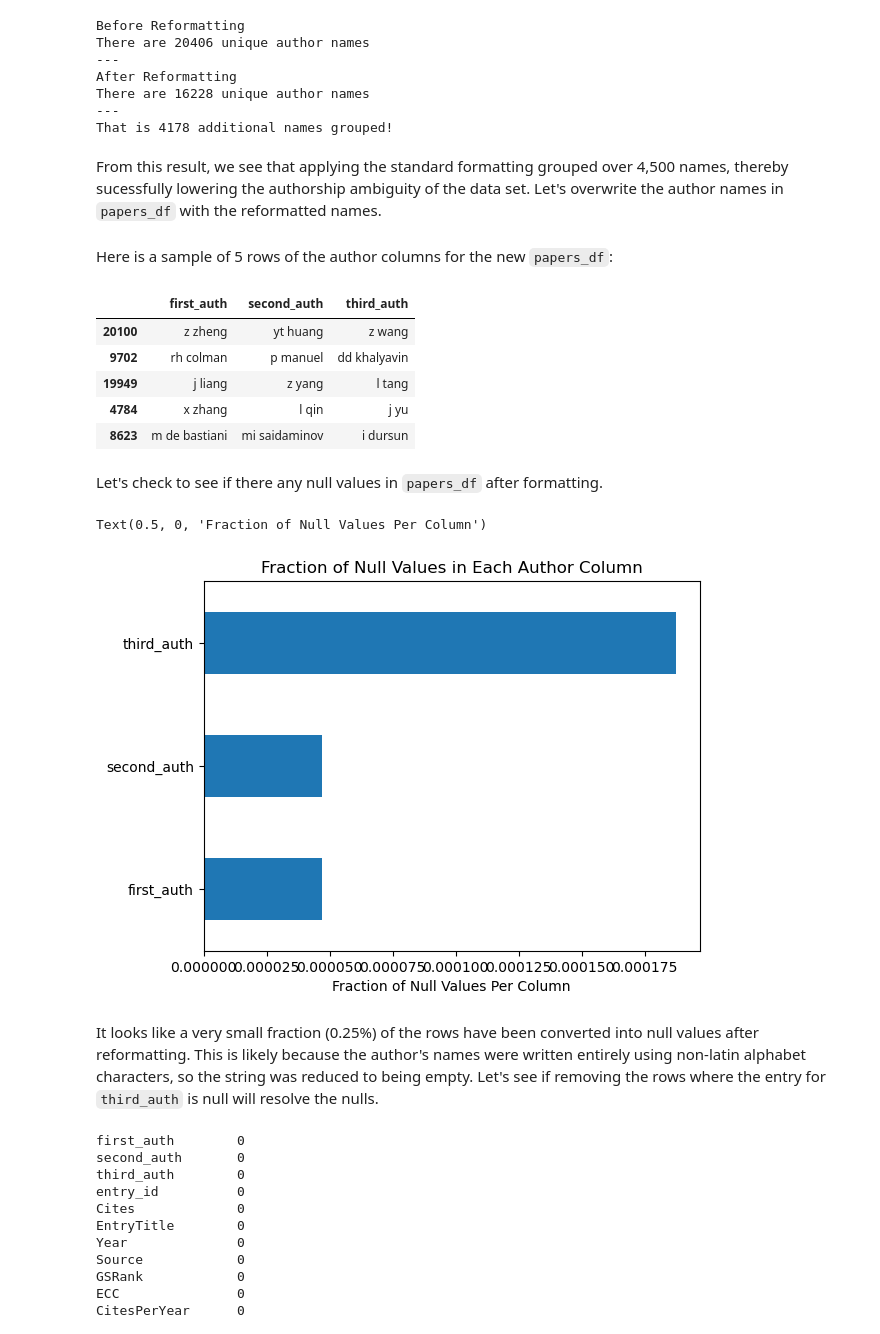
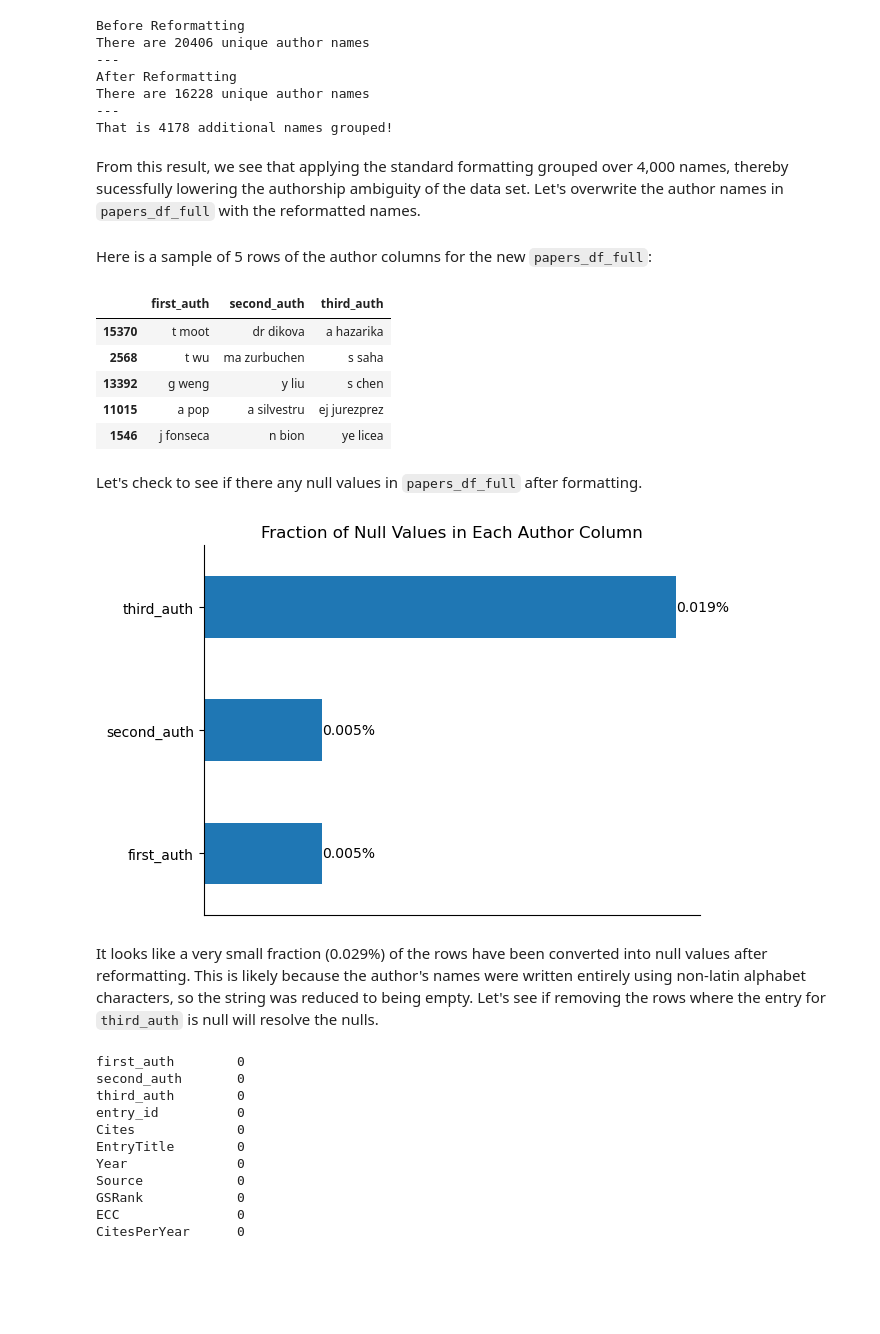
Before and after one commit to yokudake/ProfessorPowerIndex, a Jupyter notebook: Notebooks, Data and Outputs/Notebook 2 Feature Engineering Author Names.ipynb, the cells around one changed output. Drawn from its saved outputs; the diff is of its cells as text; code cells hidden in the pictures; blank space fills up the shorter version.

```diff
--- a/Notebooks, Data and Outputs/Notebook 2 Feature Engineering Author Names.ipynb
+++ b/Notebooks, Data and Outputs/Notebook 2 Feature Engineering Author Names.ipynb
@@ -178,3 +188,3 @@ It looks like that removed all the null values. Let's offically drop the rows wh
 # %%
-papers_df = papers_df.dropna(subset = 'third_auth').reset_index(drop = True)
+papers_df_full = papers_df_full.dropna(subset = 'third_auth').reset_index(drop = True)
 # %% [markdown]
@@ -287,7 +297,7 @@ def edit_names(name):
 def edit_papers_names(row):
 
     '''
-    Preps rows in `papers_df` for being passed into edit_names by looping over each column
+    Preps rows in `papers_df_full` for being passed into edit_names by looping over each column
     in the given row.
 
     Parameters:
@@ -366,5 +376,5 @@ Let's perform the reformatting process on `papers_df`. Unlike the process done o
 # %%
-test_df = papers_df.loc[:, ['first_auth', 'second_auth', 'third_auth']].apply(edit_papers_names)
+test_df = papers_df_full.loc[:, ['first_auth', 'second_auth', 'third_auth']].apply(edit_papers_names)
 # %% [markdown]
 Here are the first 5 rows of the reformatted names.
 # %%
@@ -423,32 +433,42 @@ There are 16228 unique author names
 ---
 That is 4178 additional names grouped!
 # %% [markdown]
-From this result, we see that applying the standard formatting grouped over 4,500 names, thereby sucessfully lowering the authorship ambiguity of the data set. Let's overwrite the author names in `papers_df` with the reformatted names.
+From this result, we see that applying the standard formatting grouped over 4,000 names, thereby sucessfully lowering the authorship ambiguity of the data set. Let's overwrite the author names in `papers_df_full` with the reformatted names.
 # %%
-papers_df.loc[:, ['first_auth', 'second_auth', 'third_auth']] = test_df
+papers_df_full.loc[:, ['first_auth', 'second_auth', 'third_auth']] = test_df
 # %% [markdown]
-Here is a sample of 5 rows of the author columns for the new `papers_df`:
+Here is a sample of 5 rows of the author columns for the new `papers_df_full`:
 # %%
-papers_df.loc[:, ['first_auth', 'second_auth', 'third_auth']].sample(5)
+papers_df_full.loc[:, ['first_auth', 'second_auth', 'third_auth']].sample(5)
 # %% [output]
 |  | first_auth | second_auth | third_auth |
-| 20100 | z zheng | yt huang | z wang |
-| 9702 | rh colman | p manuel | dd khalyavin |
-| 19949 | j liang | z yang | l tang |
-| 4784 | x zhang | l qin | j yu |
-| 8623 | m de bastiani | mi saidaminov | i dursun |
+| 15370 | t moot | dr dikova | a hazarika |
+| 2568 | t wu | ma zurbuchen | s saha |
+| 13392 | g weng | y liu | s chen |
+| 11015 | a pop | a silvestru | ej jurezprez |
+| 1546 | j fonseca | n bion | ye licea |
 # %% [markdown]
-Let's check to see if there any null values in `papers_df` after formatting.
+Let's check to see if there any null values in `papers_df_full` after formatting.
 # %%
-sum_ser = papers_df.loc[:, ['first_auth', 'second_auth', 'third_auth']].isna().sum()
-cts_ser = papers_df.loc[:, ['first_auth', 'second_auth', 'third_auth']].isna().count()
+sum_ser = papers_df_full.loc[:, ['first_auth', 'second_auth', 'third_auth']].isna().sum()
+cts_ser = papers_df_full.loc[:, ['first_auth', 'second_auth', 'third_auth']].isna().count()
 
-(sum_ser/cts_ser).plot(kind = 'barh')
-plt.title('Fraction of Null Values in Each Author Column')
-plt.xlabel('Fraction of Null Values Per Column')
+ax = ((sum_ser/cts_ser)*100).plot(kind = 'barh')
+
+# Remove the right, top, and bottom spines
+ax.spines['right'].set_visible(False)
+ax.spines['top'].set_visible(False)
+
+# Remove x-axis ticks, tick labels and axis label
+ax.tick_params(axis='x', which='both', bottom=False, labelbottom=False)
+ax.set_xlabel('')
+
+ax.set_title('Fraction of Null Values in Each Author Column')
+
+for i in ax.containers:
+    ax.bar_label(i, fmt='%.3f%%')
 # %% [output]
-Text(0.5, 0, 'Fraction of Null Values Per Column')
-[figure, old version]
+[figure, new version]
 # %% [markdown]
-It looks like a very small fraction (0.25%) of the rows have been converted into null values after reformatting. This is likely because the author's names were written entirely using non-latin alphabet characters, so the string was reduced to being empty. Let's see if removing the rows where the entry for `third_auth` is null will resolve the nulls.
+It looks like a very small fraction (0.029%) of the rows have been converted into null values after reformatting. This is likely because the author's names were written entirely using non-latin alphabet characters, so the string was reduced to being empty. Let's see if removing the rows where the entry for `third_auth` is null will resolve the nulls.
 # %%
```
Also changed, not shown: parts of 62 cells of this notebook, 3 other files.
